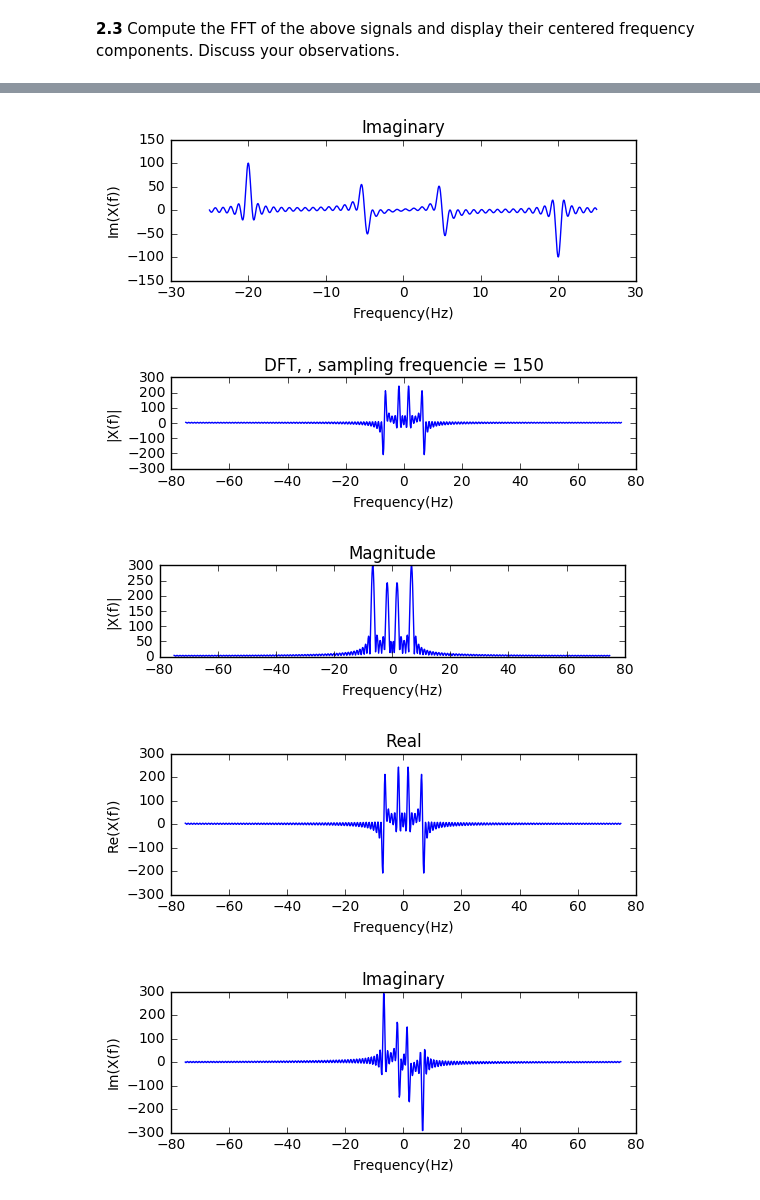
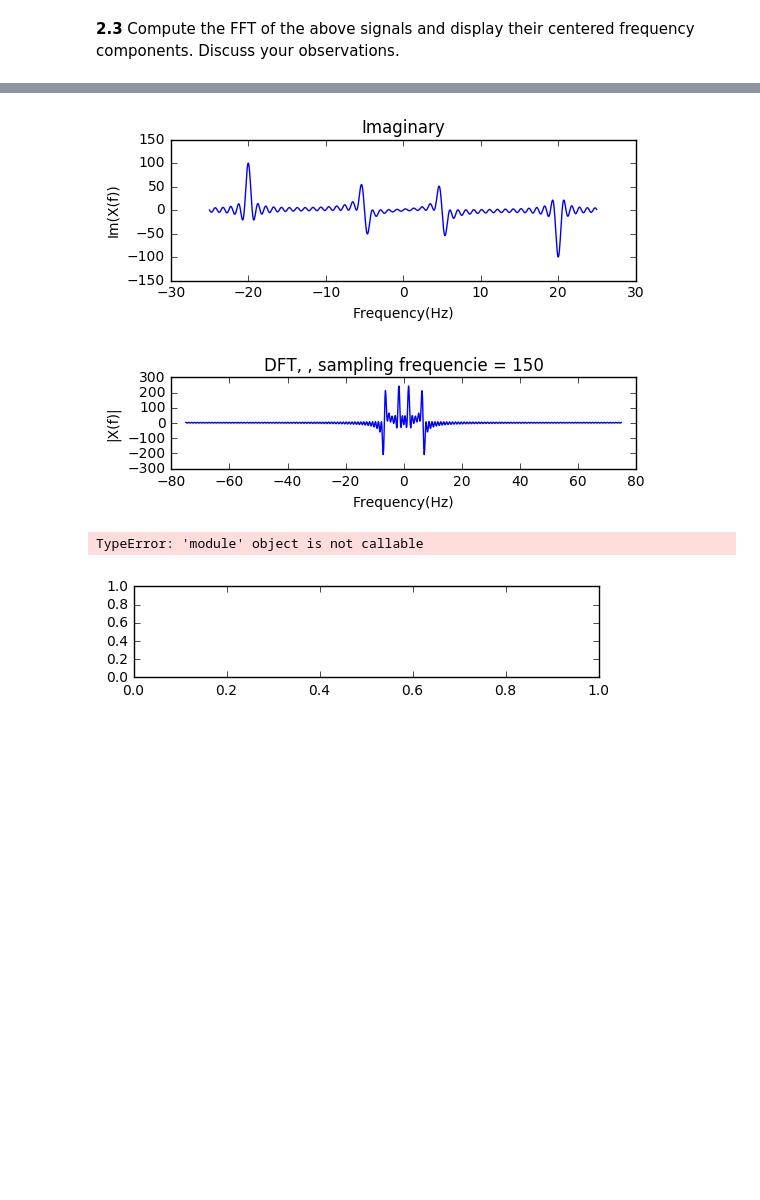
Before and after one commit to taiiksi/DSP-TP-1617, a Jupyter notebook: Lab4/python/Lab4.ipynb, the cells around one changed output, grey strips where cells are left out. Drawn from its saved outputs; the diff is of its cells as text; code cells hidden in the pictures; blank space fills up the shorter version.

```diff
--- a/Lab4/python/Lab4.ipynb
+++ b/Lab4/python/Lab4.ipynb
@@ -523,14 +523,15 @@ x_f = np.fft.fftshift(np.fft.fft(x_n, N))
 
 
 plt.subplot(312)
-plt.plot(fr, x_f)
+plt.plot(fr, x_f)  #This plot the real part of the complex number. Equivalent to np.real(x_f)
 plt.title('DFT, , sampling frequencie = 150')
 plt.xlabel('Frequency(Hz)')
 plt.ylabel('|X(f)|')
 plt.show()
 
+
 plt.subplot(313)
-plt.plot(fr, np.abs(x_f))
+plt.plot(fr, np(x_f))
 plt.title('Magnitude')
 plt.xlabel('Frequency(Hz)')
 plt.ylabel('|X(f)|')
@@ -547,36 +548,35 @@ plt.show()
 plt.subplot(212)
 plt.plot(fr, np.imag(x_f))
 plt.title('Imaginary')
 plt.xlabel('Frequency(Hz)')
 plt.ylabel('Im(X(f))')
 plt.show()
 
 
 
 # For the imaginary part of the last drawing, the one whose the samling is not too big to recover the signal of
 # combinaison of a sinus and a cosinus, we can recover the imaginary part of the fourier transform of the cosinus
 #and the sinus .
 # We can say that for also the real part, the dft, and the amplitude part of the signal.
 # We can recover the pattern, but the amplitude and the frequenties are bigger than a purely sinus or a purely cosinus.
 
 
 
 # More the sampling is big, more we need sinus and cosins of different frequencies to represent the signal because the signal
 # looks less like a sinus or a cosinus.
 #So the representation in frequency domain is more and more complex with no clearly pattern.
 # %% [output]
 [figure]
 [figure]
 [figure]
 [figure]
 [figure]
 [figure]
 [figure]
 [figure]
 [figure]
+TypeError: 'module' object is not callable
-[figure, old version]
+[figure, new version]
-[figure, removed]
-[figure, removed]
 # %% [markdown]
 ## Exercise 3 - 1D  DFT for image classification
 
```
Also changed, not shown: parts of 3 cells of this notebook, 1 other file.
